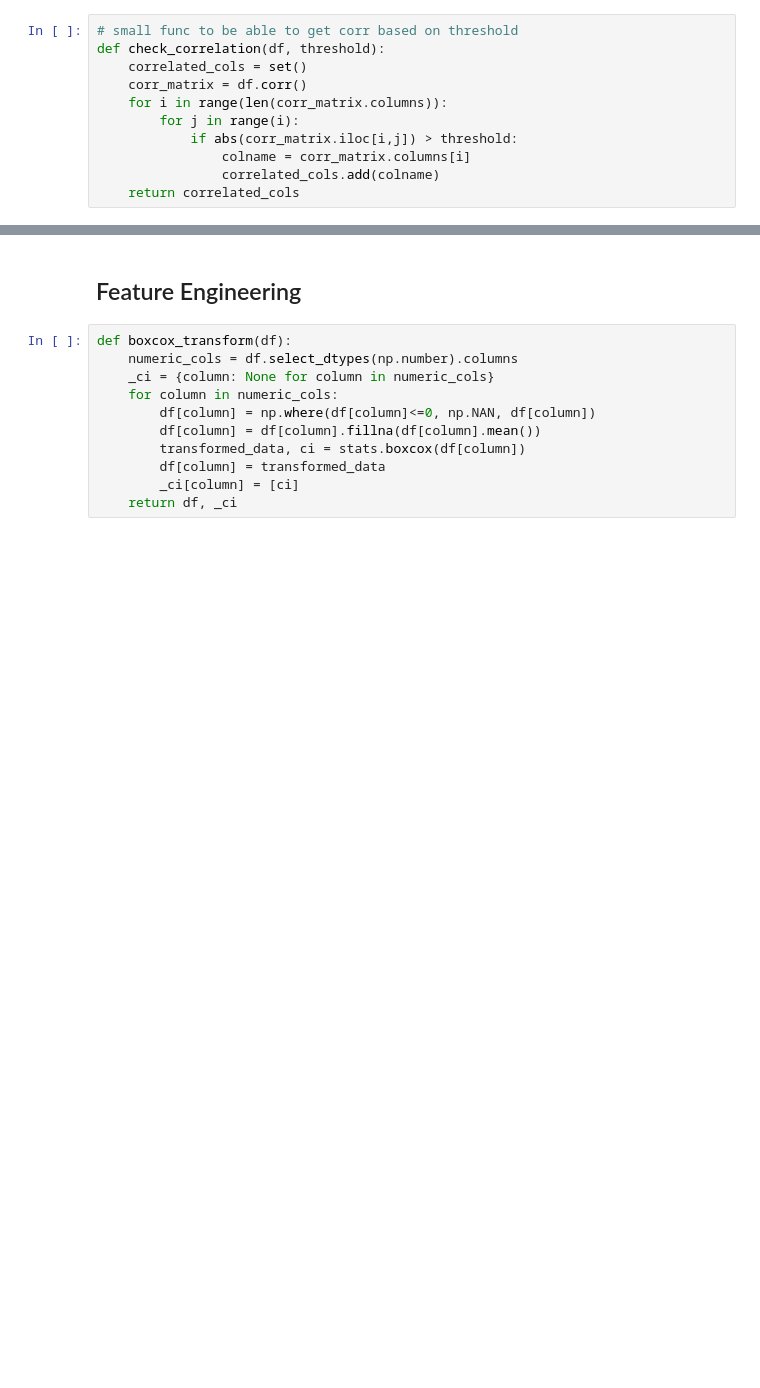
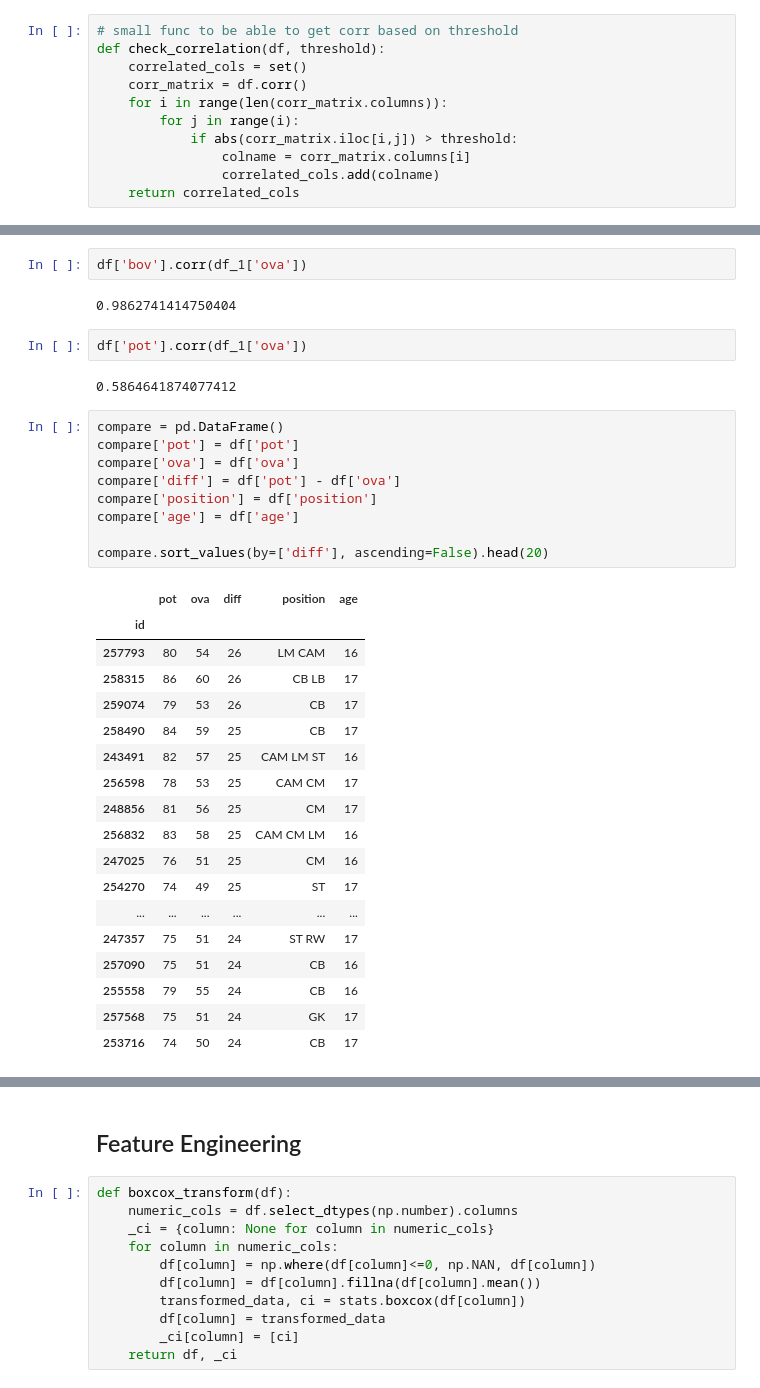
Before and after one commit to nataschaberg/lab-football-fifa-data, a Jupyter notebook: fifa-analysis.ipynb, the cells around one changed output, grey strips where cells are left out. Drawn from its saved outputs; the diff is of its cells as text; blank space fills up the shorter version.

```diff
--- a/fifa-analysis.ipynb
+++ b/fifa-analysis.ipynb
@@ -253,0 +236,36 @@ for column in df_1_num.columns:
+# %%
+df['bov'].corr(df_1['ova'])
+# %% [output]
+0.9862741414750404
+# %%
+df['pot'].corr(df_1['ova'])
+# %% [output]
+0.5864641874077412
+# %%
+compare = pd.DataFrame()
+compare['pot'] = df['pot']
+compare['ova'] = df['ova']
+compare['diff'] = df['pot'] - df['ova']
+compare['position'] = df['position']
+compare['age'] = df['age']
+
+compare.sort_values(by=['diff'], ascending=False).head(20)
+# %% [output]
+|  | pot | ova | diff | position | age |
+| id |  |  |  |  |  |
+| 257793 | 80 | 54 | 26 | LM CAM | 16 |
+| 258315 | 86 | 60 | 26 | CB LB | 17 |
+| 259074 | 79 | 53 | 26 | CB | 17 |
+| 258490 | 84 | 59 | 25 | CB | 17 |
+| 243491 | 82 | 57 | 25 | CAM LM ST | 16 |
+| 256598 | 78 | 53 | 25 | CAM CM | 17 |
+| 248856 | 81 | 56 | 25 | CM | 17 |
+| 256832 | 83 | 58 | 25 | CAM CM LM | 16 |
+| 247025 | 76 | 51 | 25 | CM | 16 |
+| 254270 | 74 | 49 | 25 | ST | 17 |
+| ... | ... | ... | ... | ... | ... |
+| 247357 | 75 | 51 | 24 | ST RW | 17 |
+| 257090 | 75 | 51 | 24 | CB | 16 |
+| 255558 | 79 | 55 | 24 | CB | 16 |
+| 257568 | 75 | 51 | 24 | GK | 17 |
+| 253716 | 74 | 50 | 24 | CB | 17 |
```
Also changed, not shown: parts of 38 cells of this notebook.
